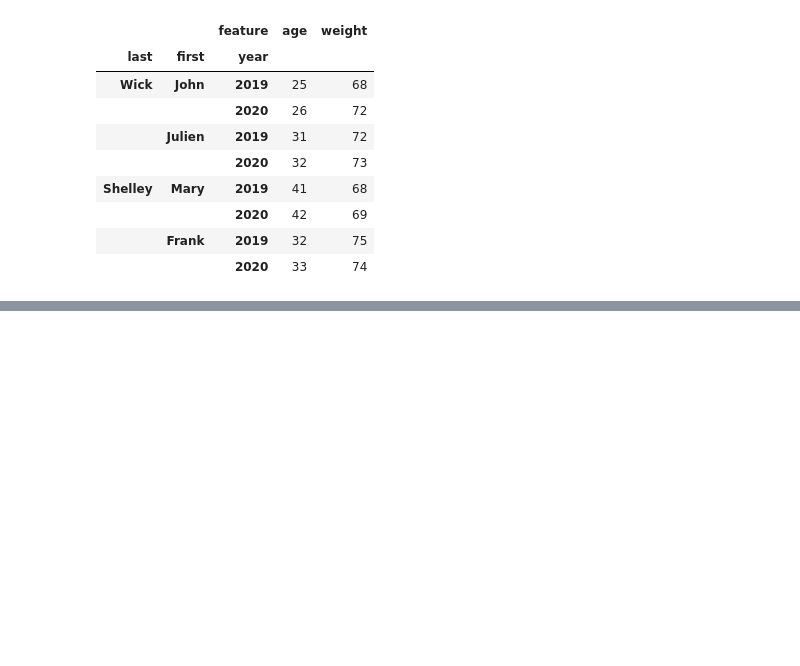
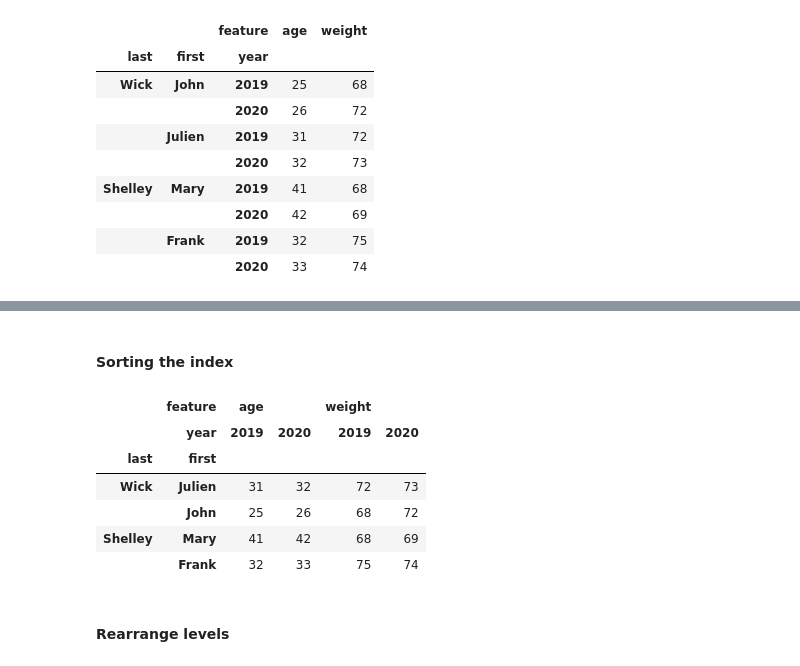
Before and after one commit to jrc-python/python-toolbox, a Jupyter notebook: 4-reshaping-data/reshaping.ipynb, the cells around one changed output, grey strips where cells are left out. Cells and saved outputs as stored; diff of their text form; code cells hidden in the pictures; blank space fills up the shorter version.

```diff
--- a/4-reshaping-data/reshaping.ipynb
+++ b/4-reshaping-data/reshaping.ipynb
@@ -842,0 +870,14 @@ patients.stack(level='year')
+# %% [markdown]
+#### Sorting the index
+# %%
+patients_stacked.unstack().sort_index(ascending=False)
+# %% [output]
+|  | feature | age |  | weight |  |
+|  | year | 2019 | 2020 | 2019 | 2020 |
+| last | first |  |  |  |  |
+| Wick | Julien | 31 | 32 | 72 | 73 |
+|  | John | 25 | 26 | 68 | 72 |
+| Shelley | Mary | 41 | 42 | 68 | 69 |
+|  | Frank | 32 | 33 | 75 | 74 |
+# %% [markdown]
+#### Rearrange levels
```
Also changed, not shown: parts of 10 cells of this notebook.
